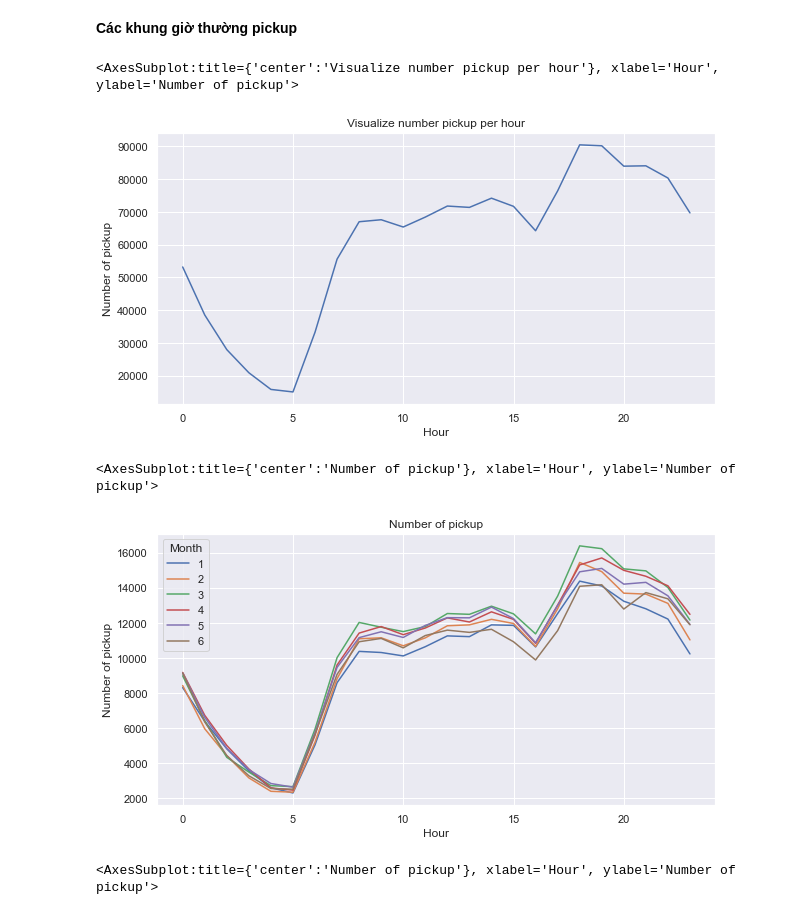
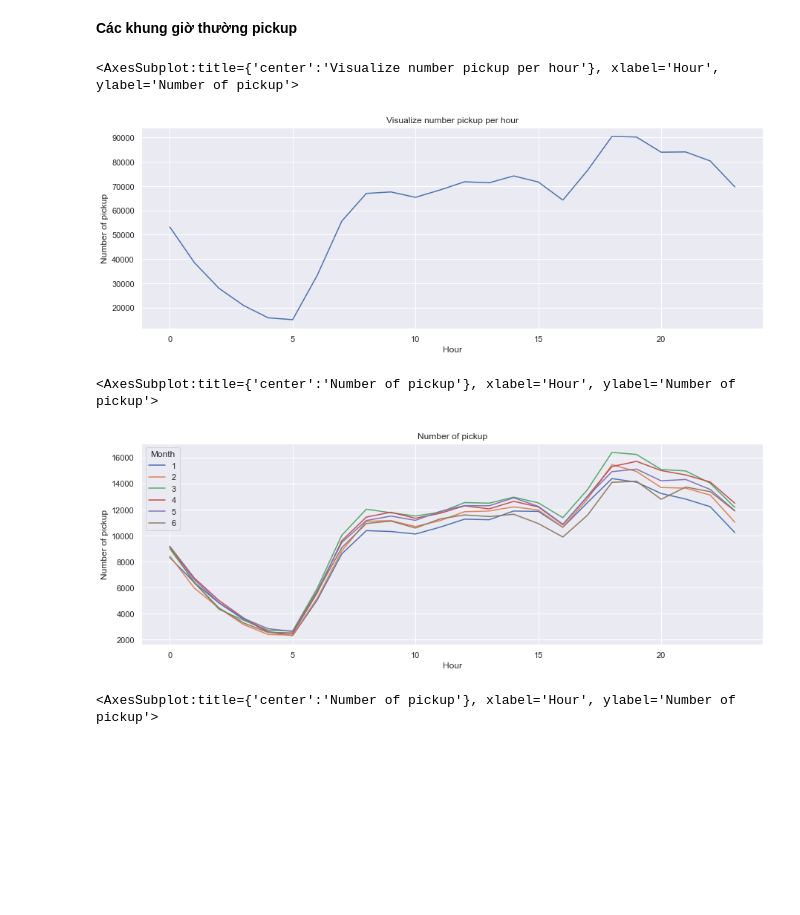
Before and after one commit to linh0303052/programming4DS, a Jupyter notebook: report.ipynb, the cells around one changed output. Saved outputs shown, nothing was run; the diff lists cells and outputs as text; code cells hidden in the pictures; blank space fills up the shorter version.

```diff
--- a/report.ipynb
+++ b/report.ipynb
@@ -250,15 +250,15 @@ Vậy chúng ta đã có thể trả lời 1 phần câu hỏi là: Thông thư
 **Các khung giờ thường pickup**
 # %%
 # visualize hour
-time_pickup.groupby(['Hour']).size().plot(kind='line', title='Visualize number pickup per hour', figsize=(10, 5),ylabel='Number of pickup')
+time_pickup.groupby(['Hour']).size().plot(kind='line', title='Visualize number pickup per hour', figsize=(15, 5),ylabel='Number of pickup')
 # %% [output]
 <AxesSubplot:title={'center':'Visualize number pickup per hour'}, xlabel='Hour', ylabel='Number of pickup'>
-[figure, old version]
+[figure, new version]
 # %%
-time_pickup.groupby(['Hour', 'Month']).size().unstack().plot(kind='line', title='Number of pickup', figsize=(10, 5), legend=True,ylabel='Number of pickup')
+time_pickup.groupby(['Hour', 'Month']).size().unstack().plot(kind='line', title='Number of pickup', figsize=(15, 5), legend=True,ylabel='Number of pickup')
 # %% [output]
 <AxesSubplot:title={'center':'Number of pickup'}, xlabel='Hour', ylabel='Number of pickup'>
-[figure, old version]
+[figure, new version]
 # %%
 time_pickup.groupby(['Hour', 'Week']).size().unstack().plot(kind='line', title='Number of pickup', figsize=(15, 8), legend=True,ylabel='Number of pickup')
 # %% [output]
```
Also changed, not shown: parts of 1 cell of this notebook.
